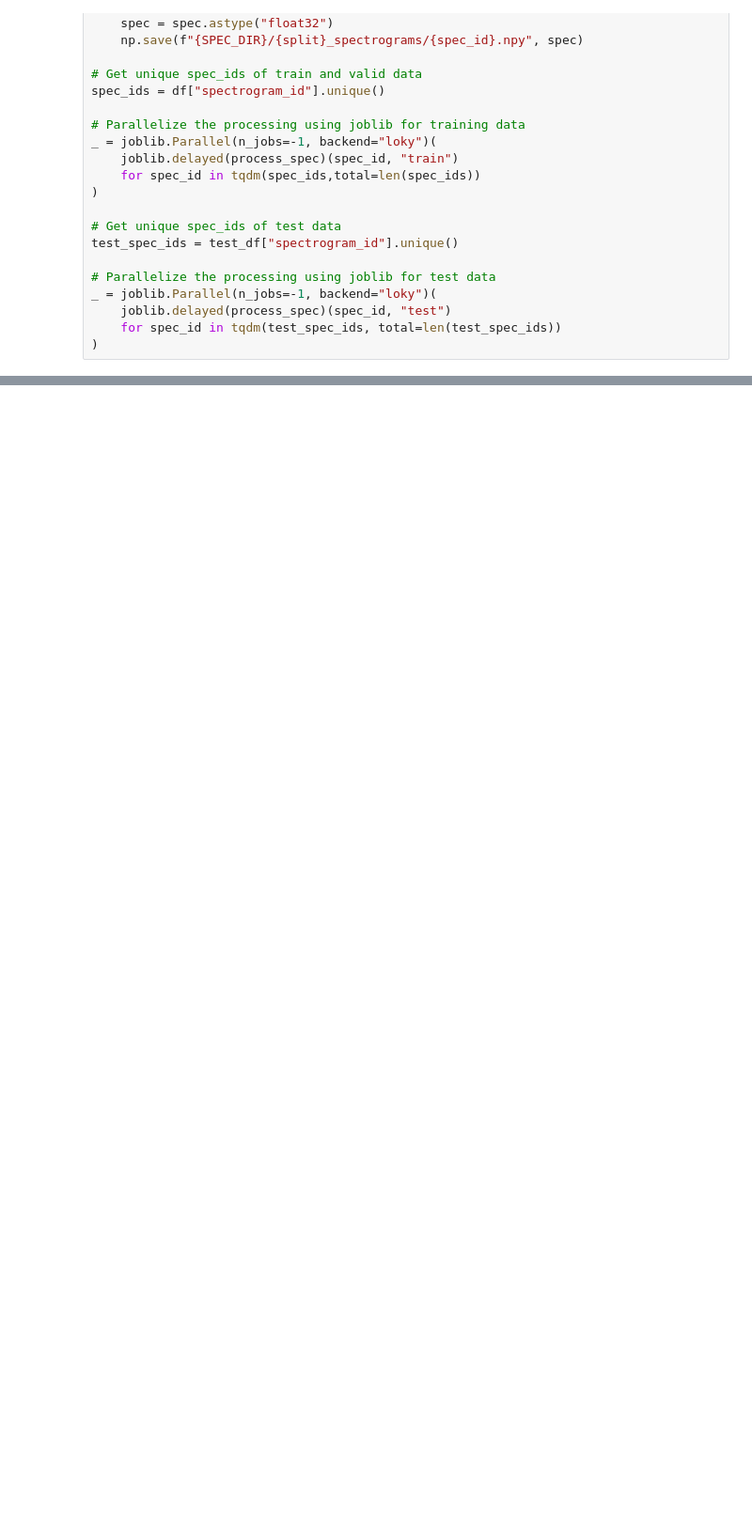
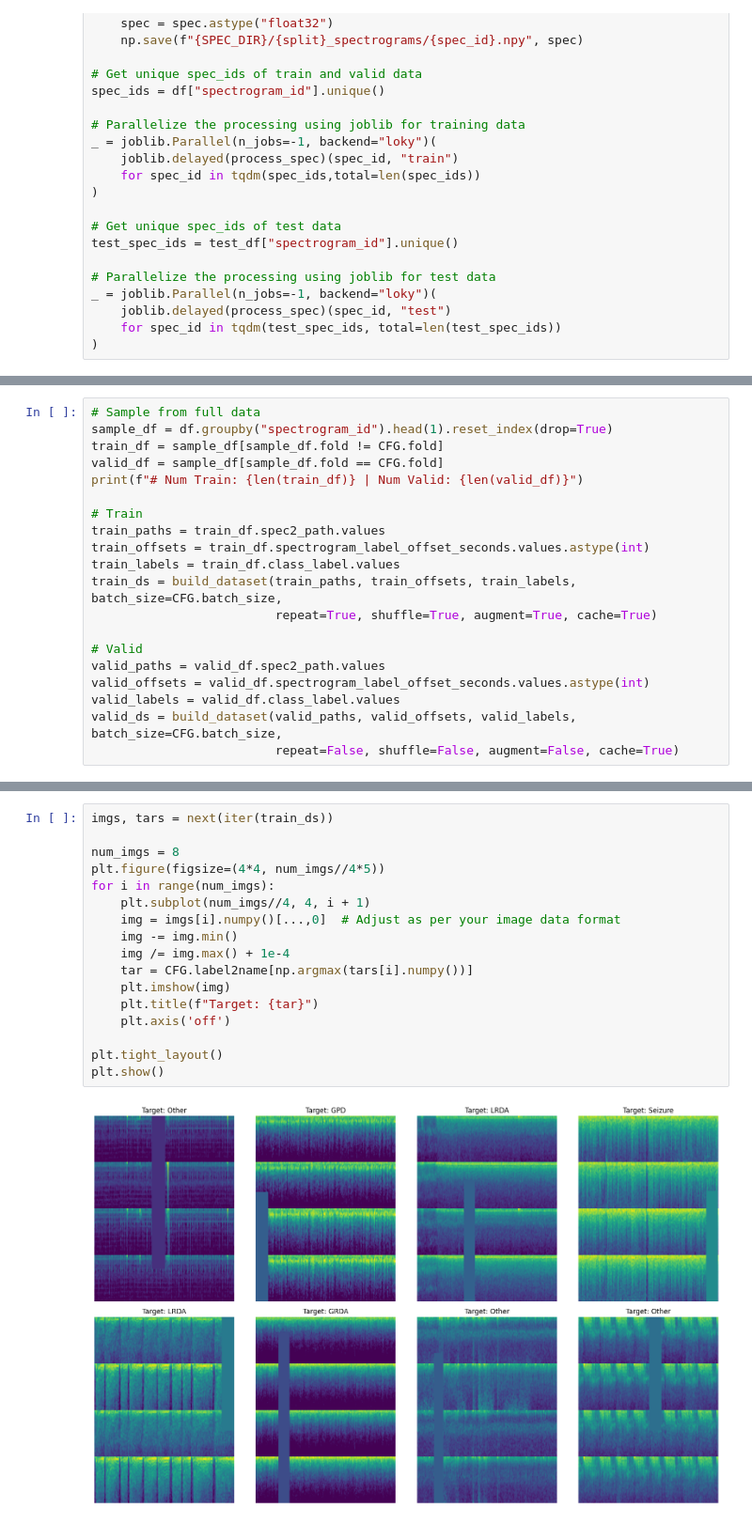
Before and after one commit to TishaMurarka/Harmful_Brain_activity_classification_by-Deeplearning, a Jupyter notebook: hms-classfication-by-deeplearning.ipynb, the cells around one changed output, grey strips where cells are left out. Shown at 94% size. Drawn from its saved outputs; the diff is of its cells as text; blank space fills up the shorter version.

```diff
--- a/hms-classfication-by-deeplearning.ipynb
+++ b/hms-classfication-by-deeplearning.ipynb
@@ -189,0 +282,20 @@ image = cv2.imread('test_spec_ids.jpg')
+# %%
+# Sample from full data
+sample_df = df.groupby("spectrogram_id").head(1).reset_index(drop=True)
+train_df = sample_df[sample_df.fold != CFG.fold]
+valid_df = sample_df[sample_df.fold == CFG.fold]
+print(f"# Num Train: {len(train_df)} | Num Valid: {len(valid_df)}")
+
+# Train
+train_paths = train_df.spec2_path.values
+train_offsets = train_df.spectrogram_label_offset_seconds.values.astype(int)
+train_labels = train_df.class_label.values
+train_ds = build_dataset(train_paths, train_offsets, train_labels, batch_size=CFG.batch_size,
+                         repeat=True, shuffle=True, augment=True, cache=True)
+
+# Valid
+valid_paths = valid_df.spec2_path.values
+valid_offsets = valid_df.spectrogram_label_offset_seconds.values.astype(int)
+valid_labels = valid_df.class_label.values
+valid_ds = build_dataset(valid_paths, valid_offsets, valid_labels, batch_size=CFG.batch_size,
+                         repeat=False, shuffle=False, augment=False, cache=True)
@@ -189,0 +306,19 @@ image = cv2.imread('test_spec_ids.jpg')
+# %%
+imgs, tars = next(iter(train_ds))
+
+num_imgs = 8
+plt.figure(figsize=(4*4, num_imgs//4*5))
+for i in range(num_imgs):
+    plt.subplot(num_imgs//4, 4, i + 1)
+    img = imgs[i].numpy()[...,0]  # Adjust as per your image data format
+    img -= img.min()
+    img /= img.max() + 1e-4
+    tar = CFG.label2name[np.argmax(tars[i].numpy())]
+    plt.imshow(img)
+    plt.title(f"Target: {tar}")
+    plt.axis('off')
+
+plt.tight_layout()
+plt.show()
+# %% [output]
+[figure, added]
```
Also changed, not shown: parts of 25 cells of this notebook.
